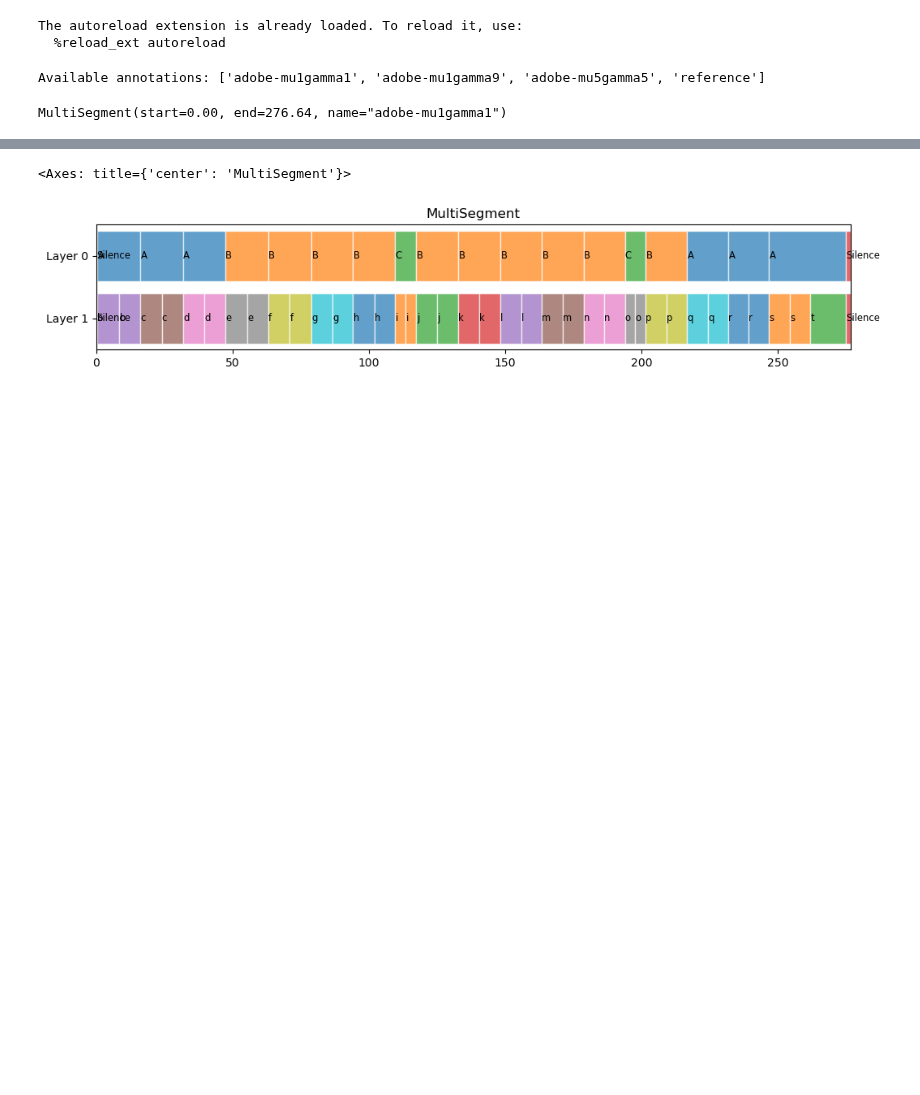
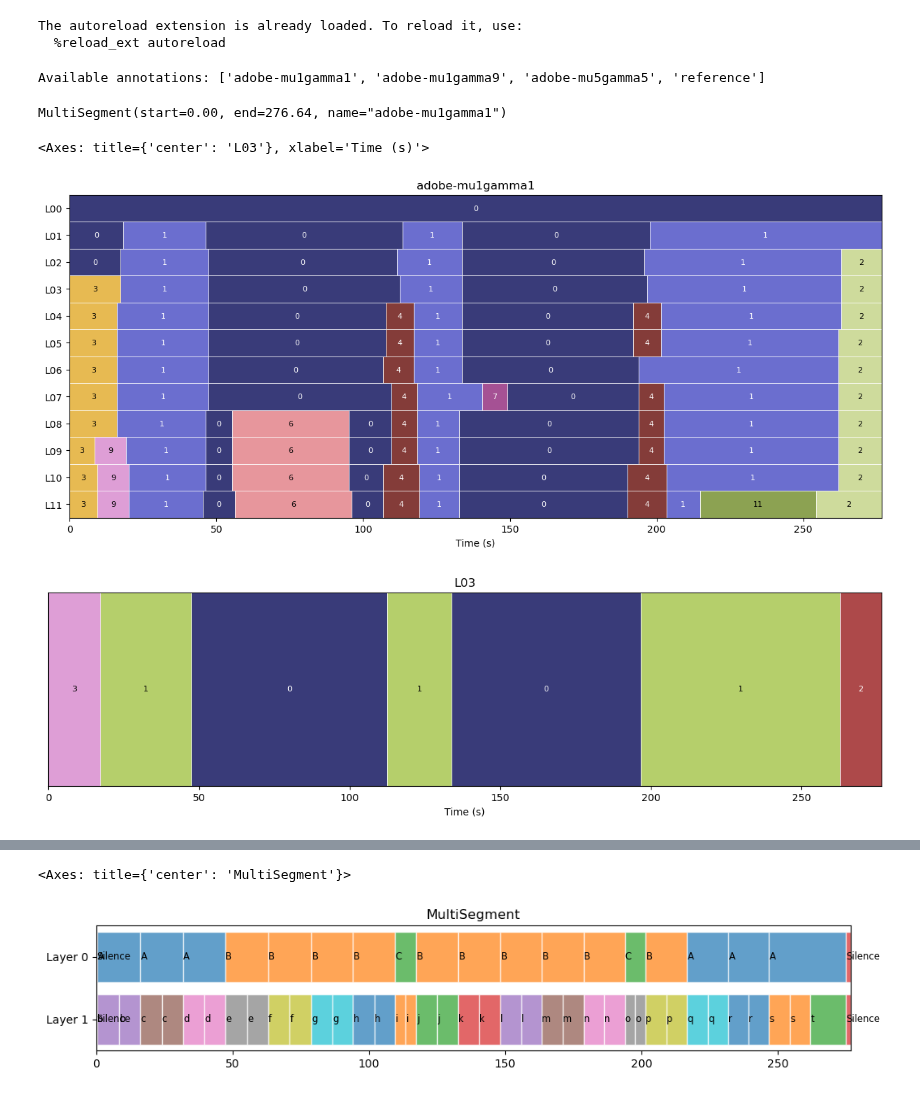
Before and after one commit to tomxi/bnl, a Jupyter notebook: notebooks/development.ipynb, the cells around one changed output, grey strips where cells are left out. Saved outputs shown, nothing was run; the diff lists cells and outputs as text; code cells hidden in the pictures; blank space fills up the shorter version.

Commit message:
plots are working...

```diff
--- a/notebooks/development.ipynb
+++ b/notebooks/development.ipynb
@@ -29,3 +29,10 @@ est
 # %% [output]
 Available annotations: ['adobe-mu1gamma1', 'adobe-mu1gamma9', 'adobe-mu5gamma5', 'reference']
 MultiSegment(start=0.00, end=276.64, name="adobe-mu1gamma1")
+# %%
+est.plot()
+est[3].plot()
+# %% [output]
+<Axes: title={'center': 'L03'}, xlabel='Time (s)'>
+[figure, added]
+[figure, added]
```
Also changed, not shown: parts of 2 cells of this notebook, 6 other files.
